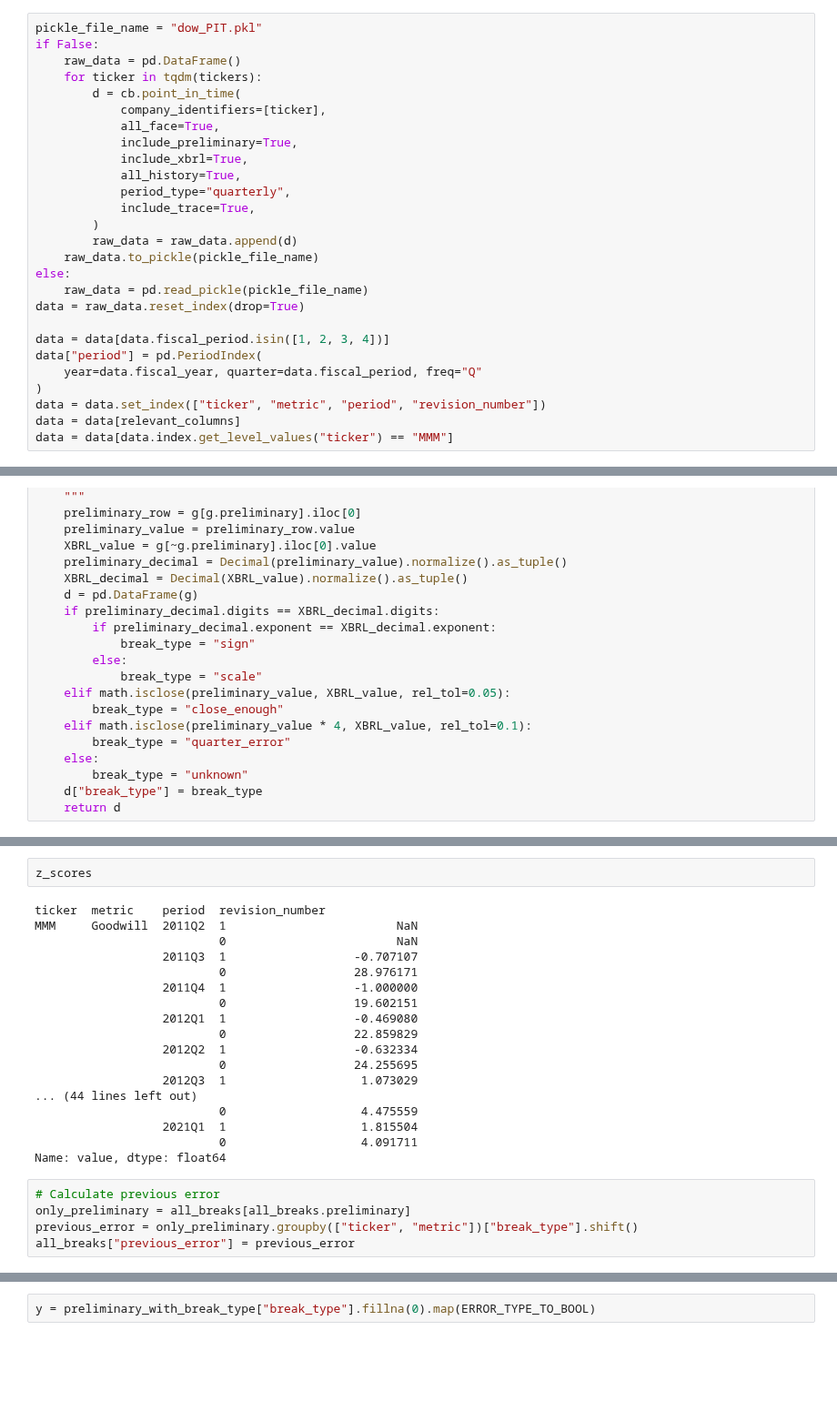
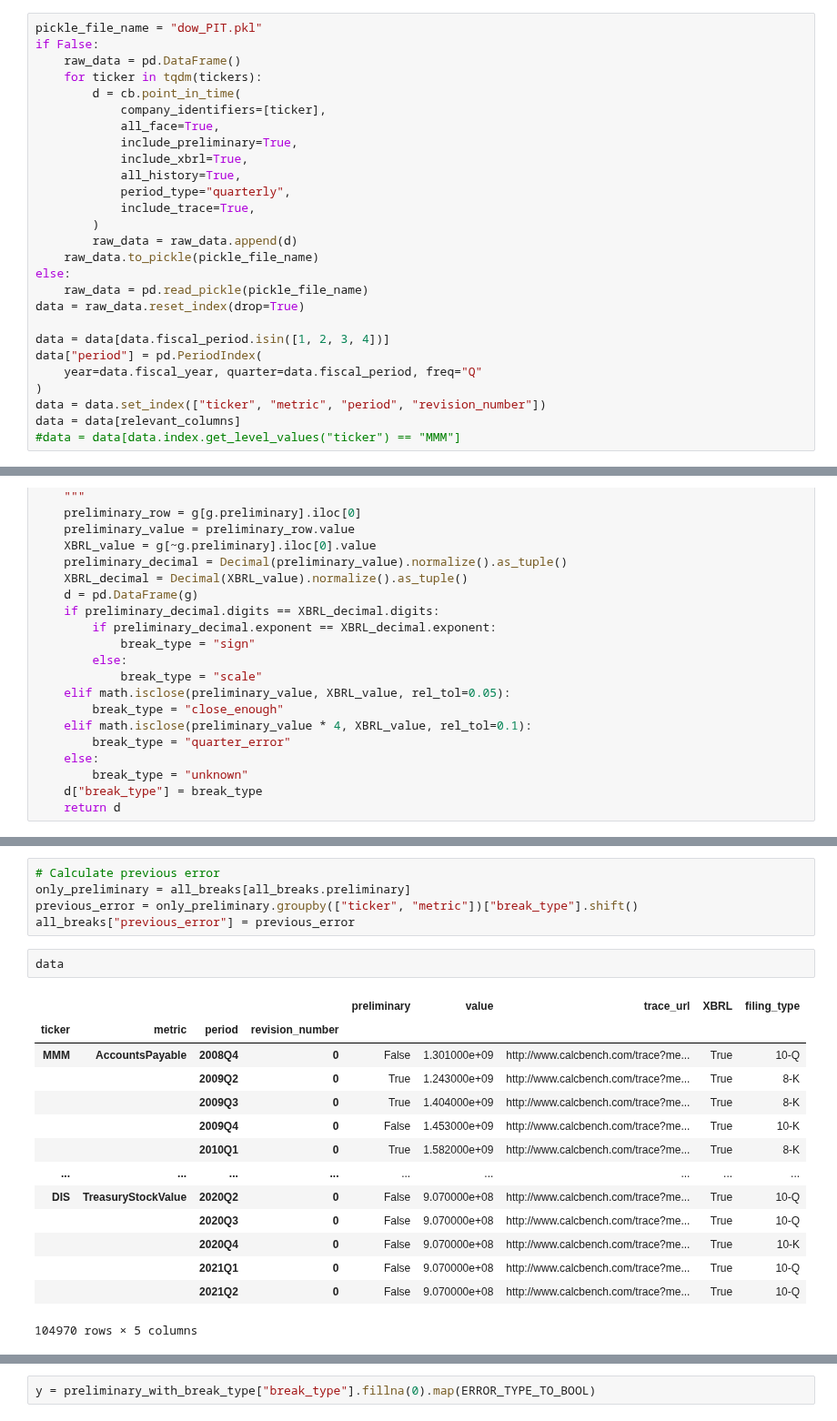
Before and after one commit to calcbench/notebooks, a Jupyter notebook: earnings_release_qa.ipynb, the cells around one changed output, grey strips where cells are left out. Shown at 91% size. Saved outputs shown, nothing was run; the diff lists cells and outputs as text; blank space fills up the shorter version.

```diff
--- a/earnings_release_qa.ipynb
+++ b/earnings_release_qa.ipynb
@@ -54,7 +55,7 @@ data["period"] = pd.PeriodIndex(
 )
 data = data.set_index(["ticker", "metric", "period", "revision_number"])
 data = data[relevant_columns]
-data = data[data.index.get_level_values("ticker") == "MMM"]
+#data = data[data.index.get_level_values("ticker") == "MMM"]
 # %%
 # Difference from previous XBRL value
 previous_XBRL_value = (
@@ -223,27 +174,24 @@ z_scores = group["value"].expanding().apply(window_z_score, raw=False)
-# %%
-z_scores
-# %% [output]
-ticker  metric    period  revision_number
-MMM     Goodwill  2011Q2  1                        NaN
-                          0                        NaN
-                  2011Q3  1                  -0.707107
-                          0                  28.976171
-                  2011Q4  1                  -1.000000
-                          0                  19.602151
-                  2012Q1  1                  -0.469080
-                          0                  22.859829
-                  2012Q2  1                  -0.632334
-                          0                  24.255695
-                  2012Q3  1                   1.073029
-... (44 lines left out)
-                          0                   4.475559
-                  2021Q1  1                   1.815504
-                          0                   4.091711
-Name: value, dtype: float64
 # %%
 # Calculate previous error
 only_preliminary = all_breaks[all_breaks.preliminary]
 previous_error = only_preliminary.groupby(["ticker", "metric"])["break_type"].shift()
 all_breaks["previous_error"] = previous_error
+# %%
+data
+# %% [output]
+|  |  |  |  | preliminary | value | trace_url | XBRL | filing_type |
+| ticker | metric | period | revision_number |  |  |  |  |  |
+| MMM | AccountsPayable | 2008Q4 | 0 | False | 1.301000e+09 | http://www.calcbench.com/trace?me... | True | 10-Q |
+|  |  | 2009Q2 | 0 | True | 1.243000e+09 | http://www.calcbench.com/trace?me... | True | 8-K |
+|  |  | 2009Q3 | 0 | True | 1.404000e+09 | http://www.calcbench.com/trace?me... | True | 8-K |
+|  |  | 2009Q4 | 0 | False | 1.453000e+09 | http://www.calcbench.com/trace?me... | True | 10-K |
+|  |  | 2010Q1 | 0 | True | 1.582000e+09 | http://www.calcbench.com/trace?me... | True | 8-K |
+| ... | ... | ... | ... | ... | ... | ... | ... | ... |
+| DIS | TreasuryStockValue | 2020Q2 | 0 | False | 9.070000e+08 | http://www.calcbench.com/trace?me... | True | 10-Q |
+|  |  | 2020Q3 | 0 | False | 9.070000e+08 | http://www.calcbench.com/trace?me... | True | 10-Q |
+|  |  | 2020Q4 | 0 | False | 9.070000e+08 | http://www.calcbench.com/trace?me... | True | 10-K |
+|  |  | 2021Q1 | 0 | False | 9.070000e+08 | http://www.calcbench.com/trace?me... | True | 10-Q |
+|  |  | 2021Q2 | 0 | False | 9.070000e+08 | http://www.calcbench.com/trace?me... | True | 10-Q |
+104970 rows × 5 columns
 # %%
 preliminary_with_break_type = data[data.preliminary].merge(
```
Also changed, not shown: parts of 15 cells of this notebook.
